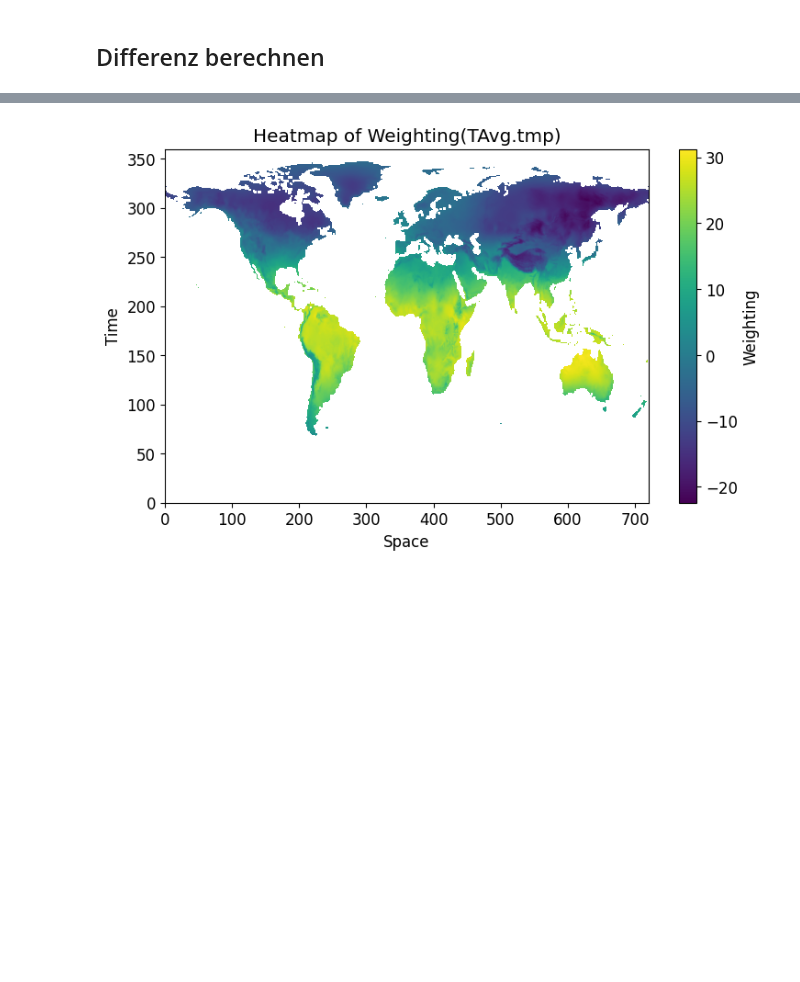
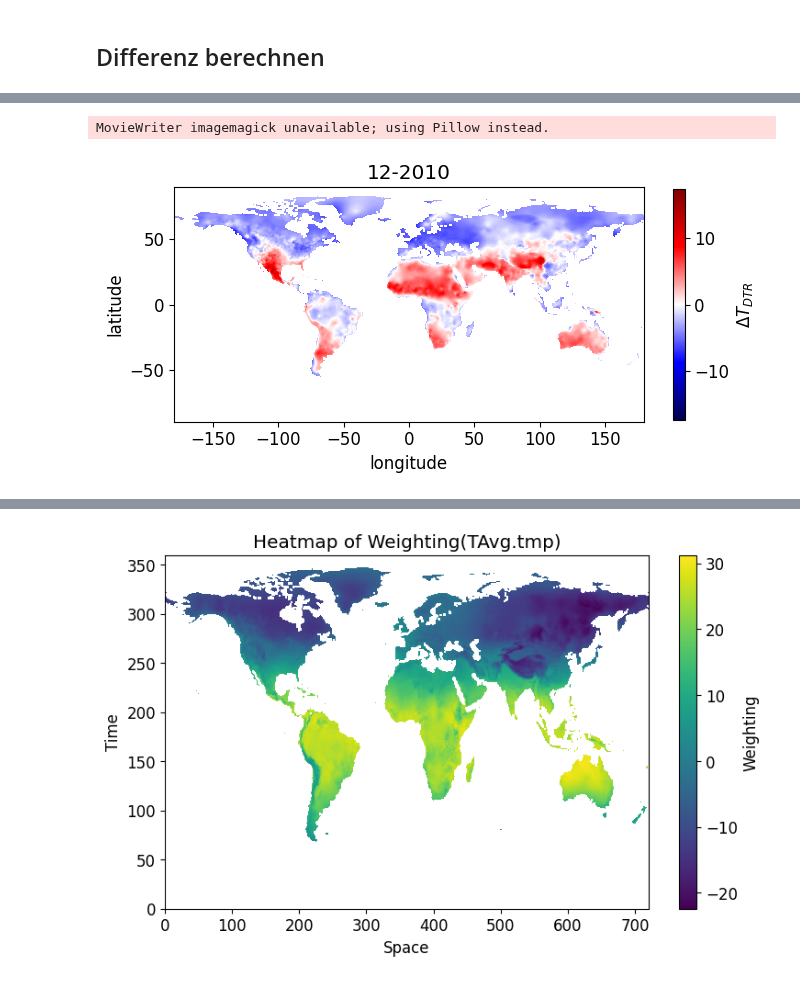
Before and after one commit to LeoausderDose/Praktikum_AWI, a Jupyter notebook: Bilder/DTR_TAvg_CRU_global/DTR_new_weighting.ipynb, the cells around one changed output, grey strips where cells are left out. Cells and saved outputs as stored; diff of their text form; code cells hidden in the pictures; blank space fills up the shorter version.

```diff
--- a/Bilder/DTR_TAvg_CRU_global/DTR_new_weighting.ipynb
+++ b/Bilder/DTR_TAvg_CRU_global/DTR_new_weighting.ipynb
@@ -118,0 +225,41 @@ plt.plot(TAvg.time, TAvg.tmp.mean(dim = ['lon', 'lat']), marker = '.', ls = '')
+# %%
+from matplotlib.animation import FuncAnimation
+
+boundary  = np.max([DTR_fluctuations.max(), np.abs(DTR_fluctuations.min())])
+
+
+# Set up the figure
+fig, ax = plt.subplots(figsize=(17/2.46, 5.5))
+x_coords = DTR_fluctuations.coords['lon'].values
+y_coords = DTR_fluctuations.coords['lat'].values
+heatmap = ax.imshow(DTR_fluctuations.sel(time=DTR_fluctuations.time[0]), cmap='seismic', origin='lower',
+                    vmin= -boundary, vmax= boundary,
+                    extent=[x_coords.min(), x_coords.max(), y_coords.min(), y_coords.max()])
+cbar = plt.colorbar(heatmap, shrink=0.45, label='$\Delta T_{DTR}$')
+ax.set_xlabel('longitude')
+ax.set_ylabel('latitude')
+plt.tight_layout()
+
+
+def update(frame):
+    date = DTR_fluctuations.time[frame].values
+    data = DTR_fluctuations.sel(time=date)
+    data_2d = data.values.reshape(len(y_coords), len(x_coords))
+    heatmap.set_array(data_2d)
+    ax.set_title(pd.to_datetime(date).strftime('%m-%Y'))
+    return heatmap
+
+# Number of frames (years)
+num_frames = 110*12
+
+# Create the animation
+animation = FuncAnimation(fig, update, frames=num_frames, interval=80, repeat=False)
+
+# Save the animation as a GIF (you can adjust the filename and writer as needed)
+animation.save('DeltaDTR_animation.gif', writer='imagemagick')
+
+# Show the animation
+plt.show()
+# %% [output]
+MovieWriter imagemagick unavailable; using Pillow instead.
+[figure, added]
```
Also changed, not shown: parts of 36 cells of this notebook, 15 other files.
